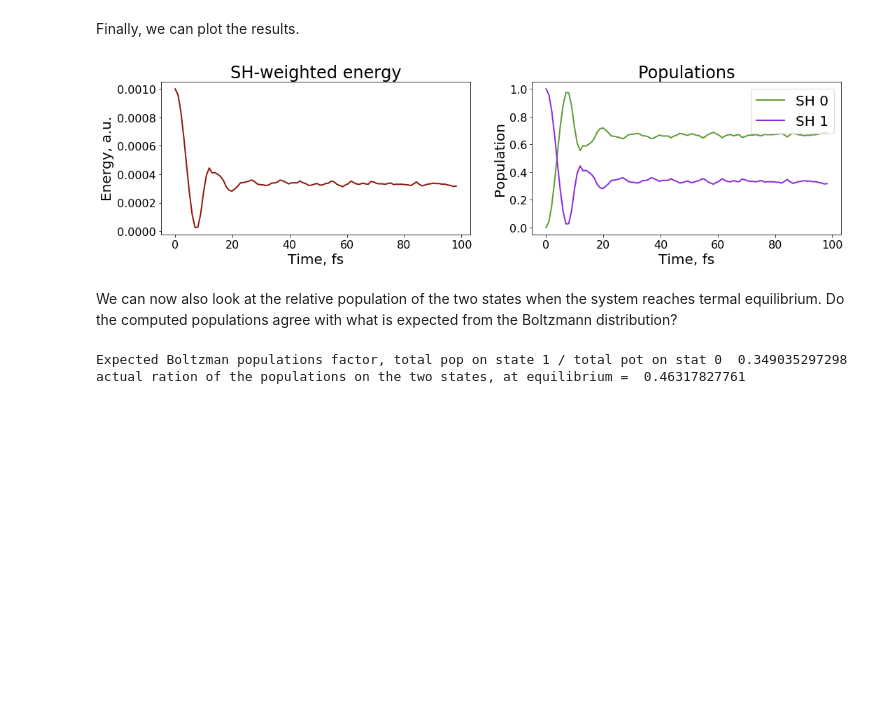
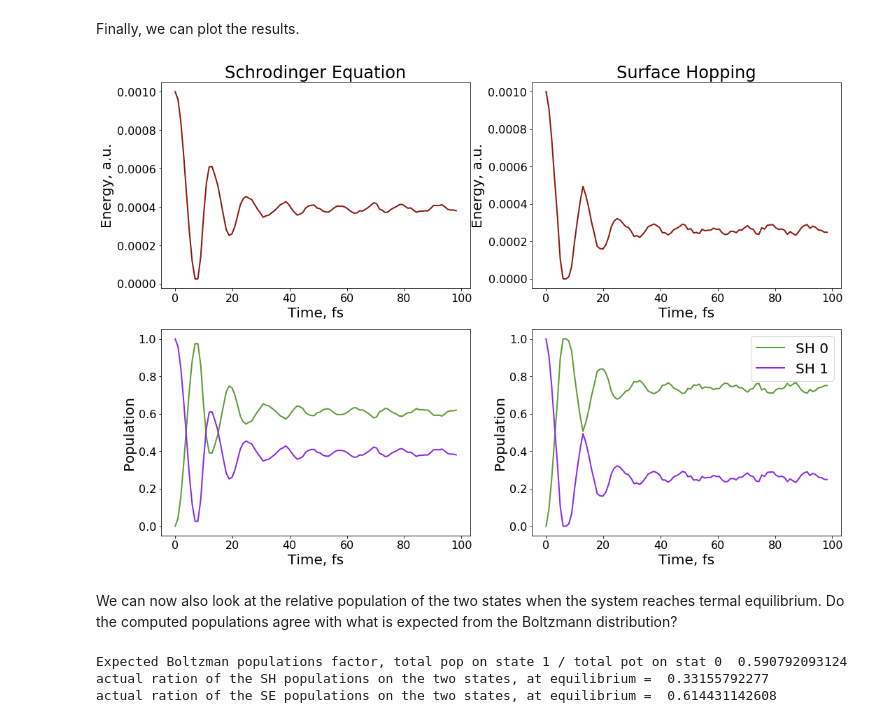
Before and after one commit to Quantum-Dynamics-Hub/libra-code, a Jupyter notebook: notebooks/Example6_TSH/tsh_2state.ipynb, the cells around one changed output. Saved outputs shown, nothing was run; the diff lists cells and outputs as text; code cells hidden in the pictures; blank space fills up the shorter version.

Commit message:
Fixed the 2-level example with correct assignment of SH and SE quantities, also added both types of plots, so now the thermal equilibrium is reached better

```diff
--- a/notebooks/Example6_TSH/tsh_2state.ipynb
+++ b/notebooks/Example6_TSH/tsh_2state.ipynb
@@ -116,35 +116,52 @@ Decoherence rates matrix (a.u.^-1):
 # %% [markdown]
 The nsteps x 10 matrix returned above needs to be uppacked so that the resulting Python lists could be used in plotting with matplotlib.
 # %%
-t, E, P0, P1 = [], [], [], []
+t = []
+shE, shP0, shP1 = [], [], []
+seE, seP0, seP1 = [], [], []
 for i in xrange(nsteps):
-    t.append(i*params["dt"]*units.au2fs)  # time
-    E.append(res.get(i, 7))   # SH-weighted energy
-    P0.append(res.get(i, 2))  # SH pop of state 0
-    P1.append(res.get(i, 5))  # SH pop of state 1
+    t.append(res.get(i, 0)*units.au2fs )  # time
+    shE.append(res.get(i, 8))   # SH-weighted energy
+    shP0.append(res.get(i, 3))  # SH pop of state 0
+    shP1.append(res.get(i, 6))  # SH pop of state 1
+
+    seE.append(res.get(i, 7))   # SE-weighted energy
+    seP0.append(res.get(i, 2))  # SE pop of state 0
+    seP1.append(res.get(i, 5))  # SE pop of state 1
 # %% [markdown]
 Finally, we can plot the results.
 # %%
-plt.figure(1, figsize=(18, 4)) # dpi=300, frameon=False)
-plt.subplot(1,2,1)
-plt.title('SH-weighted energy')
+plt.figure(1, figsize=(18, 12)) # dpi=300, frameon=False)
+plt.subplot(2,2,1)
+plt.title('Schrodinger Equation')
 plt.xlabel('Time, fs')
 plt.ylabel('Energy, a.u.')
-plt.plot(t, E, label='', linewidth=2, color = colors["11"])
+plt.plot(t, seE, label='', linewidth=2, color = colors["11"])
 
-plt.subplot(1,2,2)
-plt.title('Populations')
+plt.subplot(2,2,2)
+plt.title('Surface Hopping')
+plt.xlabel('Time, fs')
+plt.ylabel('Energy, a.u.')
+plt.plot(t, shE, label='', linewidth=2, color = colors["11"])
+
+
+plt.subplot(2,2,3)
 plt.xlabel('Time, fs')
 plt.ylabel('Population')
-plt.plot(t, P0, label='SH 0', linewidth=2, color = colors["21"])
-plt.plot(t, P1, label='SH 1', linewidth=2, color = colors["31"])
+plt.plot(t, seP0, label='SE 0', linewidth=2, color = colors["21"])
+plt.plot(t, seP1, label='SE 1', linewidth=2, color = colors["31"])
 
+plt.subplot(2,2,4)
+plt.xlabel('Time, fs')
+plt.ylabel('Population')
+plt.plot(t, shP0, label='SH 0', linewidth=2, color = colors["21"])
+plt.plot(t, shP1, label='SH 1', linewidth=2, color = colors["31"])
 
 plt.legend()
 plt.show()
 plt.close()
 # %% [output]
-[figure, old version]
+[figure, new version]
 # %% [markdown]
 We can now also look at the relative population of the two states when the system reaches termal equilibrium. Do the computed populations agree with what is expected from the Boltzmann distribution?
 # %%
@@ -152,7 +169,9 @@ E0 = Hvib[0][0].get(0,0).real
 E1 = Hvib[0][0].get(1,1).real
 boltz_ratio = math.exp(-(E1-E0)/(units.kB*params["T"]))
 print "Expected Boltzman populations factor, total pop on state 1 / total pot on stat 0 ", boltz_ratio
-print "actual ration of the populations on the two states, at equilibrium = ", P1[99]/P0[99]
+print "actual ration of the SH populations on the two states, at equilibrium = ", shP1[99]/shP0[99]
+print "actual ration of the SE populations on the two states, at equilibrium = ", seP1[99]/seP0[99]
 # %% [output]
-Expected Boltzman populations factor, total pop on state 1 / total pot on stat 0  0.349035297298
-actual ration of the populations on the two states, at equilibrium =  0.46317827761
+Expected Boltzman populations factor, total pop on state 1 / total pot on stat 0  0.590792093124
+actual ration of the SH populations on the two states, at equilibrium =  0.33155792277
+actual ration of the SE populations on the two states, at equilibrium =  0.614431142608
```
Also changed, not shown: parts of 1 cell of this notebook.
